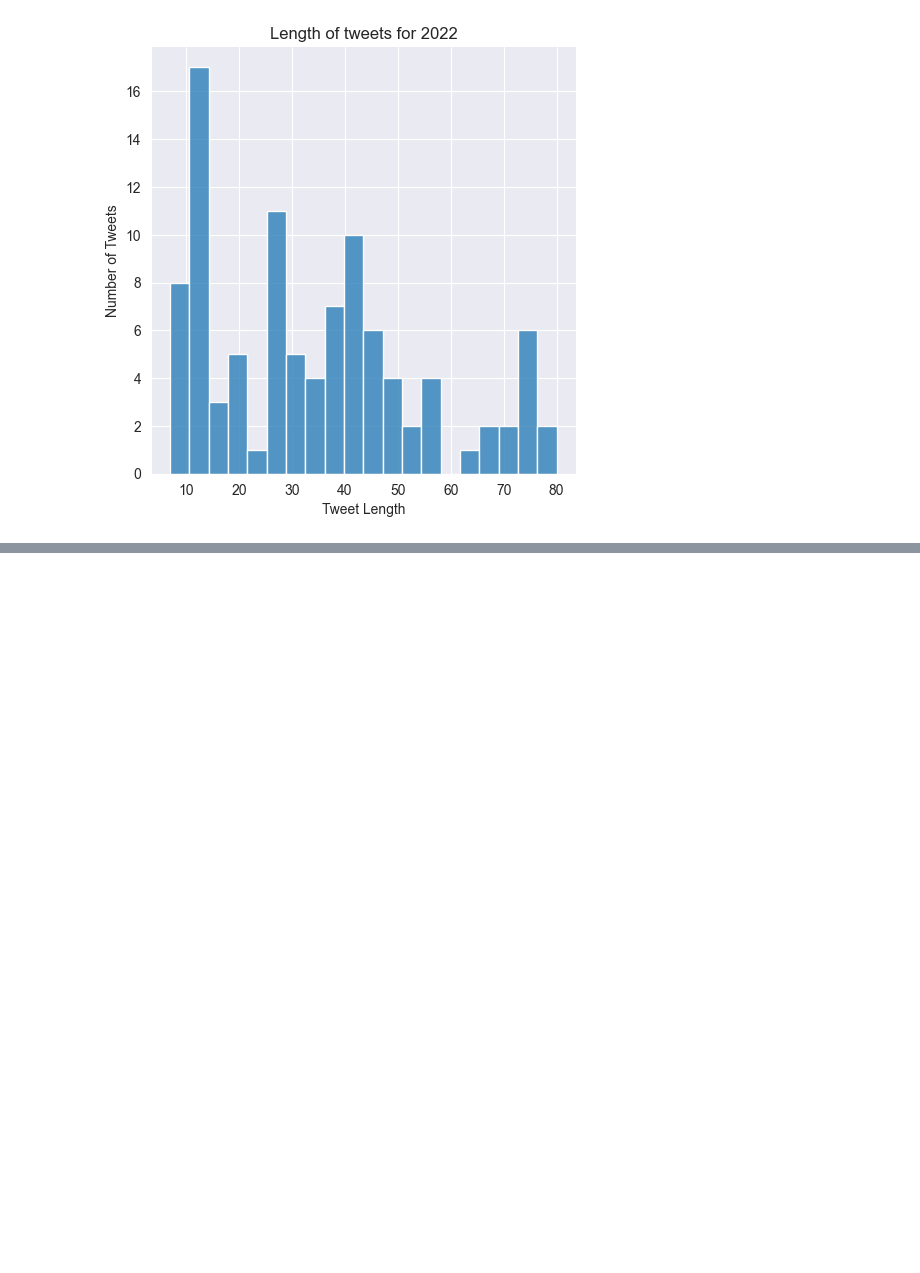
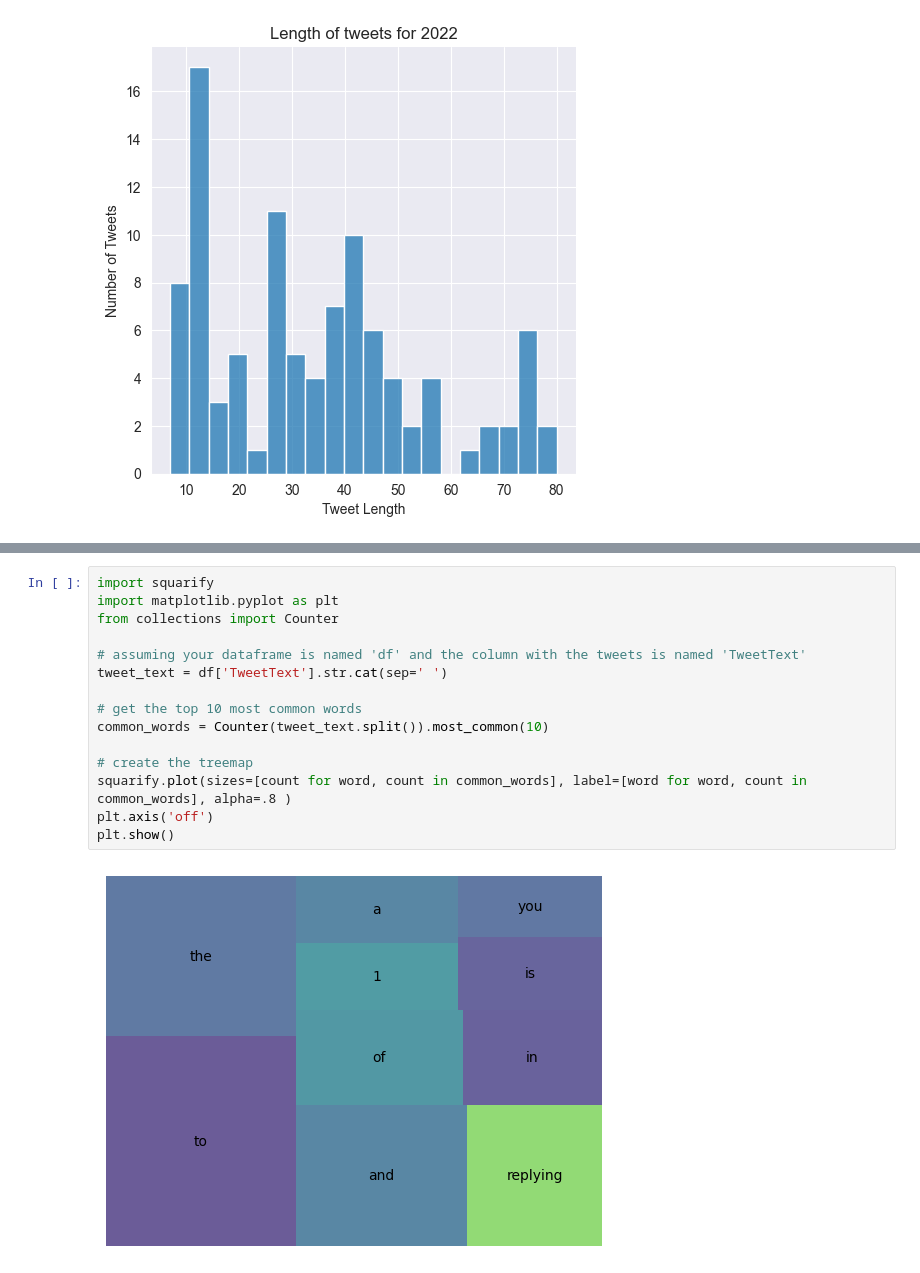
Before and after one commit to JoseAngelGarciaSanchez/overperforming-58-energy-stocks, a Jupyter notebook: eda.ipynb, the cells around one changed output, grey strips where cells are left out. Drawn from its saved outputs; the diff is of its cells as text; blank space fills up the shorter version.

```diff
--- a/eda.ipynb
+++ b/eda.ipynb
@@ -120,0 +189,17 @@ fig.suptitle('Average word length in each tweet')
+# %%
+import squarify
+import matplotlib.pyplot as plt
+from collections import Counter
+
+# assuming your dataframe is named 'df' and the column with the tweets is named 'TweetText'
+tweet_text = df['TweetText'].str.cat(sep=' ')
+
+# get the top 10 most common words
+common_words = Counter(tweet_text.split()).most_common(10)
+
+# create the treemap
+squarify.plot(sizes=[count for word, count in common_words], label=[word for word, count in common_words], alpha=.8 )
+plt.axis('off')
+plt.show()
+# %% [output]
+[figure, added]
```
Also changed, not shown: parts of 9 cells of this notebook, 1 other file.
